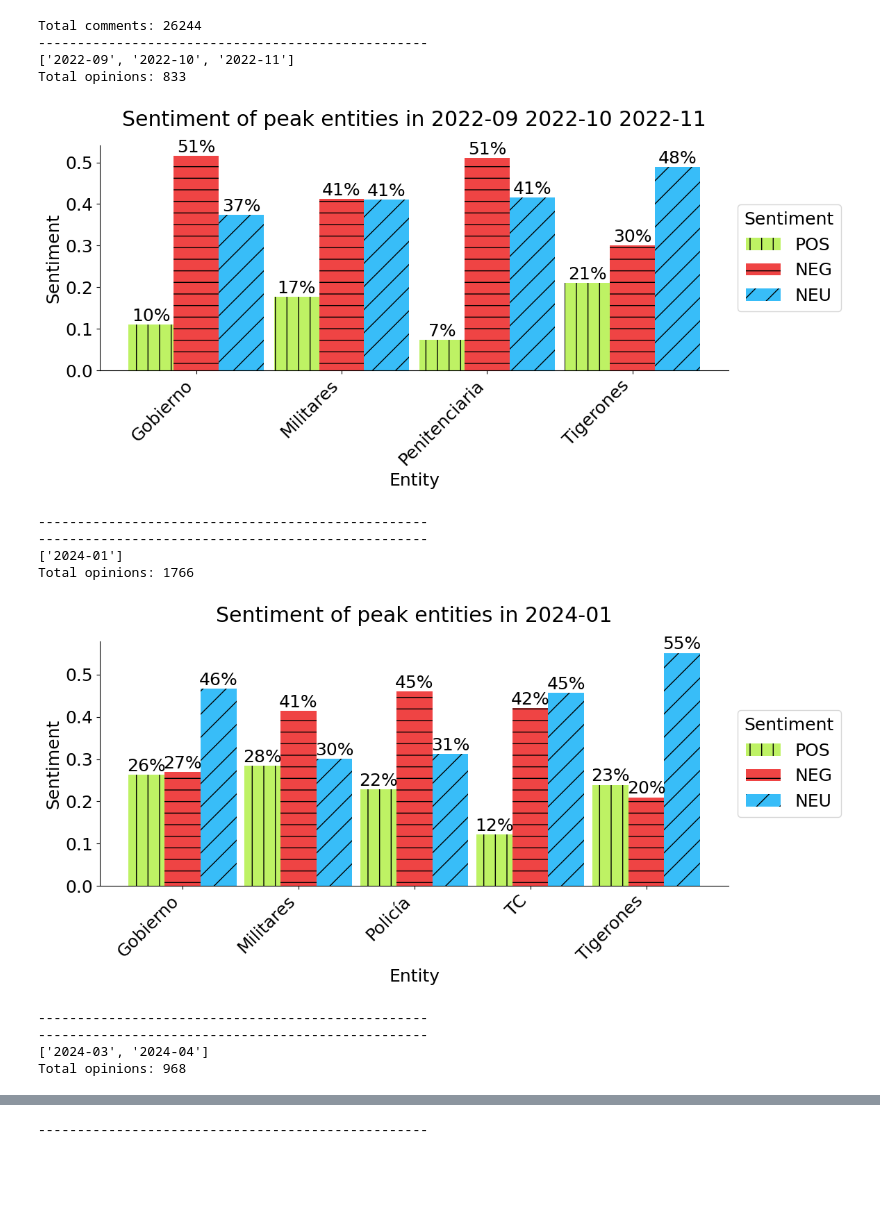
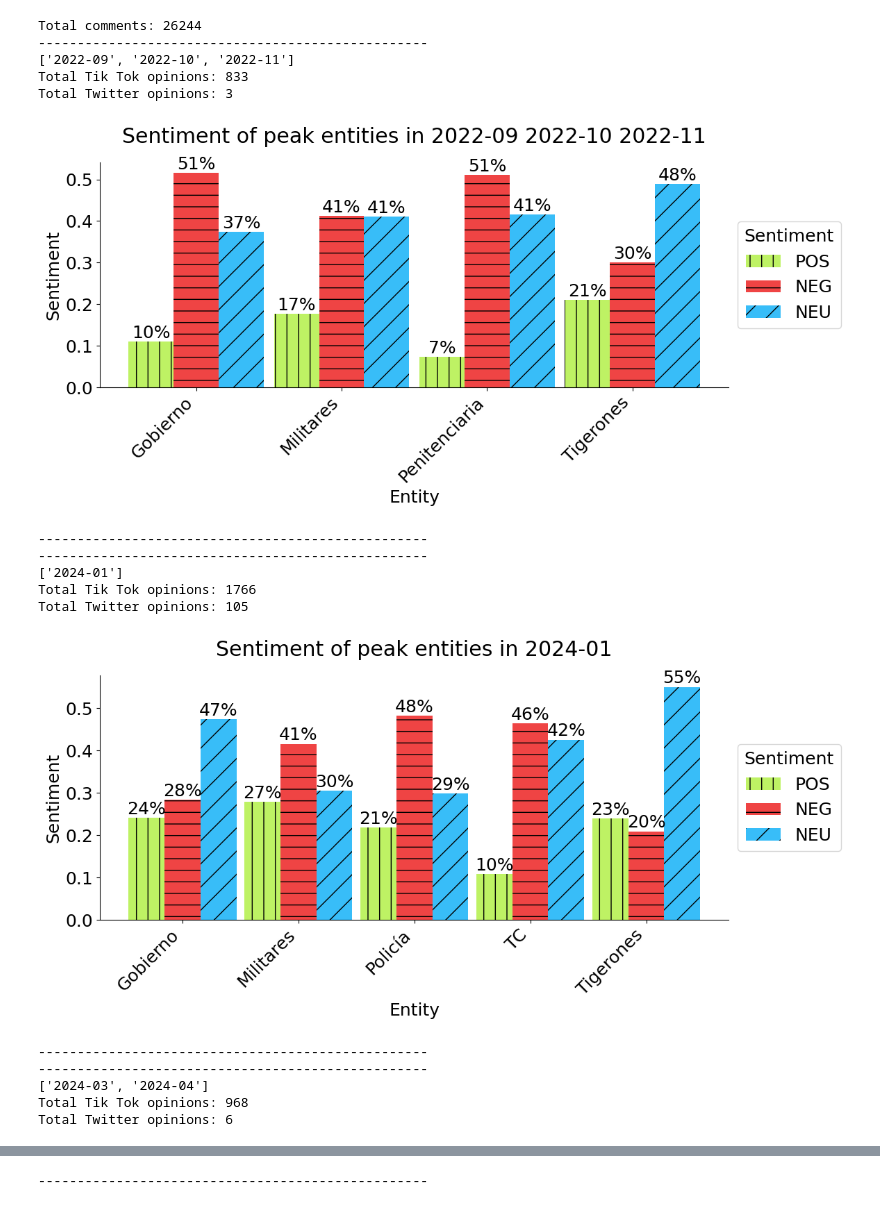
Before and after one commit to enmanuelmag/ID-v3-Scrapper, a Jupyter notebook: notebooks/Data.ipynb, the cells around one changed output, grey strips where cells are left out. Saved outputs shown, nothing was run; the diff lists cells and outputs as text; code cells hidden in the pictures; blank space fills up the shorter version.

```diff
--- a/notebooks/Data.ipynb
+++ b/notebooks/Data.ipynb
@@ -594,42 +594,44 @@ import pandas as pd
 # set font size to all plots to 18
 plt.rcParams.update({"font.size": 18})
 
-FILE = "../data/append_tik_tok_analysis_v2.xlsx"
-
-df_tk = pd.read_excel(FILE)
-
+df_tk = pd.read_excel("../data/append_tik_tok_analysis_v4_context.xlsx")
 df_tk = df_tk.drop_duplicates(subset="link")
-
 df_tk["scrapped_comments"] = df_tk["comments_text"].apply(
     lambda x: len(str(x).split("|"))
 )
-
 df_tk["month-year"] = df_tk["date_parsed"].dt.to_period("M")
-
 total_comments = df_tk["scrapped_comments"].sum()
 print(f"Total comments: {total_comments}")
 
+df_x = pd.read_excel("../data/append_tweets_analysis_v4_context.xlsx")
+df_x["date_parsed"] = pd.to_datetime(df_x["date_parsed"])
+df_x["month-year"] = df_x["date_parsed"].dt.to_period("M")
 
-def calculate_sentiments(_df: pd.DataFrame, _super_map: List[dict]) -> pd.DataFrame:
+
+def calculate_sentiments(
+    _df_tiktok: pd.DataFrame, _df_x: pd.DataFrame, _super_map: List[dict]
+) -> pd.DataFrame:
     def _min_text(text: str) -> str:
         if text != "nan" and len(text) > 4:
             return True
 
         return False
 
-    for idx, super_map in enumerate(_super_map):
+    for super_map in _super_map:
 
         print(f"-" * 50)
 
         print(super_map["range"])
 
-        _df_filtered = _df[
-            _df["month-year"].isin(pd.Period(x) for x in super_map["range"])
+        _df_filtered = _df_tiktok[
+            _df_tiktok["month-year"].isin(pd.Period(x) for x in super_map["range"])
         ]
 
         opinions = []
 
-        for idx, row in _df_filtered.iterrows():
+        tk_opinions = 0
+
+        for _, row in _df_filtered.iterrows():
             analysis = eval(row["analysis"])
 
             description_analysis = analysis["description"]
@@ -644,6 +646,7 @@ def calculate_sentiments(_df: pd.DataFrame, _super_map: List[dict]) -> pd.DataFr
                         "probas": description_analysis["analysis"]["probas"],
                     }
                 )
+                tk_opinions += 1
 
             for comment in analysis["comments"]:
                 if _min_text(comment["text"]) and comment["analysis"]:
@@ -653,8 +656,32 @@ def calculate_sentiments(_df: pd.DataFrame, _super_map: List[dict]) -> pd.DataFr
                             "probas": comment["analysis"]["probas"],
                         }
                     )
+                    tk_opinions += 1
 
-        print(f"Total opinions: {len(opinions)}")
+        print(f"Total Tik Tok opinions: {tk_opinions}")
+
+        x_opinions = 0
+
+        _df_x_filtered = _df_x[
+            _df_x["month-year"].isin(pd.Period(x) for x in super_map["range"])
+        ]
+
+        for _, row in _df_x_filtered.iterrows():
+            analysis = eval(row["analysis"])
+
+            text = analysis["text"]
+            analysis = analysis["analysis"]
+
+            if _min_text(text) and analysis:
+                opinions.append(
+                    {
+                        "text": text,
+                        "probas": analysis["probas"],
+                    }
+                )
+                x_opinions += 1
+
+        print(f"Total Twitter opinions: {x_opinions}")
 
         entities_dict = {}
 
@@ -705,7 +732,7 @@ def calculate_sentiments(_df: pd.DataFrame, _super_map: List[dict]) -> pd.DataFr
         hatches = {"pos": "|", "neg": "-", "neu": "/"}
 
         # Crear el gráfico de barras agrupadas
-        fig, ax = plt.subplots(figsize=(16, 8))
+        _, ax = plt.subplots(figsize=(16, 8))
         bar_width = 0.31
         index = pd.Index(range(len(df_entities)))
         for i, sentiment in enumerate(["pos", "neg", "neu"]):
@@ -731,42 +758,45 @@ def calculate_sentiments(_df: pd.DataFrame, _super_map: List[dict]) -> pd.DataFr
                     va="center",
                 )
 
         plt.gcf().set_size_inches(12, 6)
 
         # Eliminar los bordes superior y derecho
         ax.spines["top"].set_visible(False)
         ax.spines["right"].set_visible(False)
 
         ax.set_xticks(index + bar_width)
         ax.set_xticklabels(df_entities.index, rotation=45, ha="right")
 
         text = " ".join(super_map["range"])
         plt.xlabel("Entity")
         plt.ylabel("Sentiment")
         plt.title(f"Sentiment of peak entities in {text}", pad=20)
         plt.legend(title="Sentiment", loc="center left", bbox_to_anchor=(1, 0.5))
         plt.tight_layout()
-        plt.savefig(f"../imgs/tik_tok_sentiment_{super_map['range']}.png", dpi=300)
+        plt.savefig(f"../imgs/tik_tok_sentiment_{text}_V2.png", dpi=300)
         plt.show()
         print(f"-" * 50)
 
 
-calculate_sentiments(df_tk, super_map)
+calculate_sentiments(df_tk, df_x, super_map)
 # %% [output]
 Total comments: 26244
 --------------------------------------------------
 ['2022-09', '2022-10', '2022-11']
-Total opinions: 833
+Total Tik Tok opinions: 833
+Total Twitter opinions: 3
 [figure]
 --------------------------------------------------
 --------------------------------------------------
 ['2024-01']
-Total opinions: 1766
+Total Tik Tok opinions: 1766
+Total Twitter opinions: 105
-[figure, old version]
+[figure, new version]
 --------------------------------------------------
 --------------------------------------------------
 ['2024-03', '2024-04']
-Total opinions: 968
+Total Tik Tok opinions: 968
+Total Twitter opinions: 6
 [figure]
 --------------------------------------------------
 --------------------------------------------------
```
Also changed, not shown: parts of 1 cell of this notebook, 20 other files.
